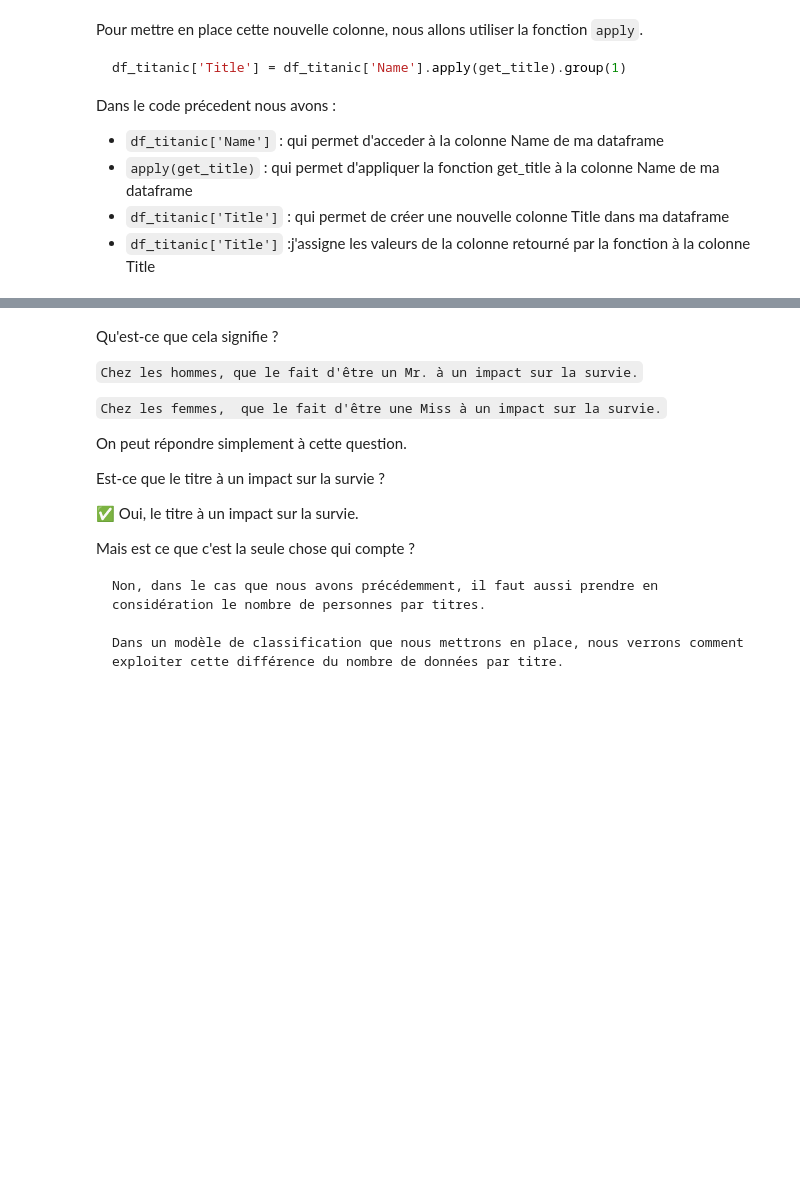
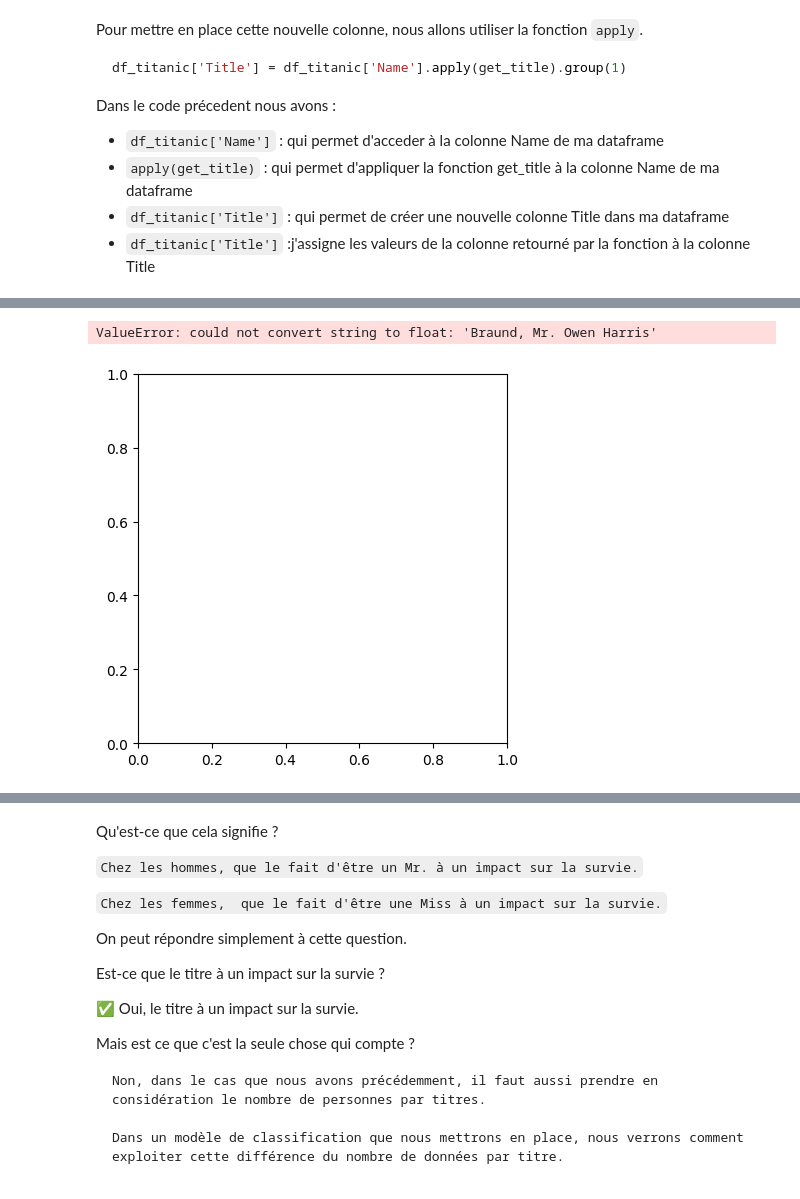
Before and after one commit to logan974/DataCupChallengeLoganFork, a Jupyter notebook: MasterClass_2/Cours2.ipynb, the cells around one changed output, grey strips where cells are left out. Drawn from its saved outputs; the diff is of its cells as text; code cells hidden in the pictures; blank space fills up the shorter version.

```diff
--- a/MasterClass_2/Cours2.ipynb
+++ b/MasterClass_2/Cours2.ipynb
@@ -601,0 +819,4 @@ df_titanic.groupby('Sex')['Survived'].mean()
+# %%
+df_titanic['Sex_encoded'] = df_titanic['Sex'].map({'female': 0, 'male': 1})
+df_titanic['Sex_encoded_by_apply'] = df_titanic['Sex'].apply(lambda x: 0 if x == 'male' else 1)
+df_titanic
@@ -795,3 +1088,9 @@ df_titanic
+# %%
+import matplotlib.pyplot as plt
+plt.pie(df_titanic, labels="Age")
+# %% [output]
+ValueError: could not convert string to float: 'Braund, Mr. Owen Harris'
+[figure, added]
 # %%
 
 # Afficher le taux de survie par titre pour les femmes
```
Also changed, not shown: parts of 40 cells of this notebook, 10 other files.
